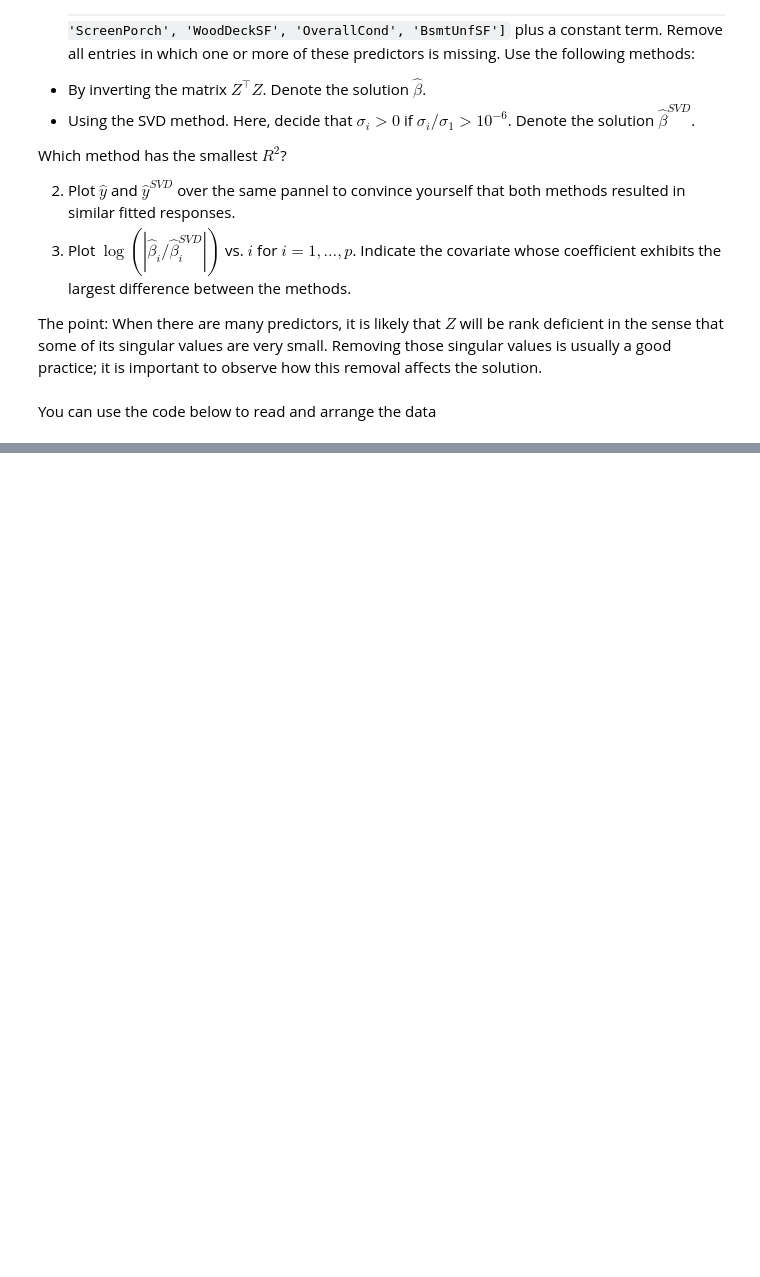
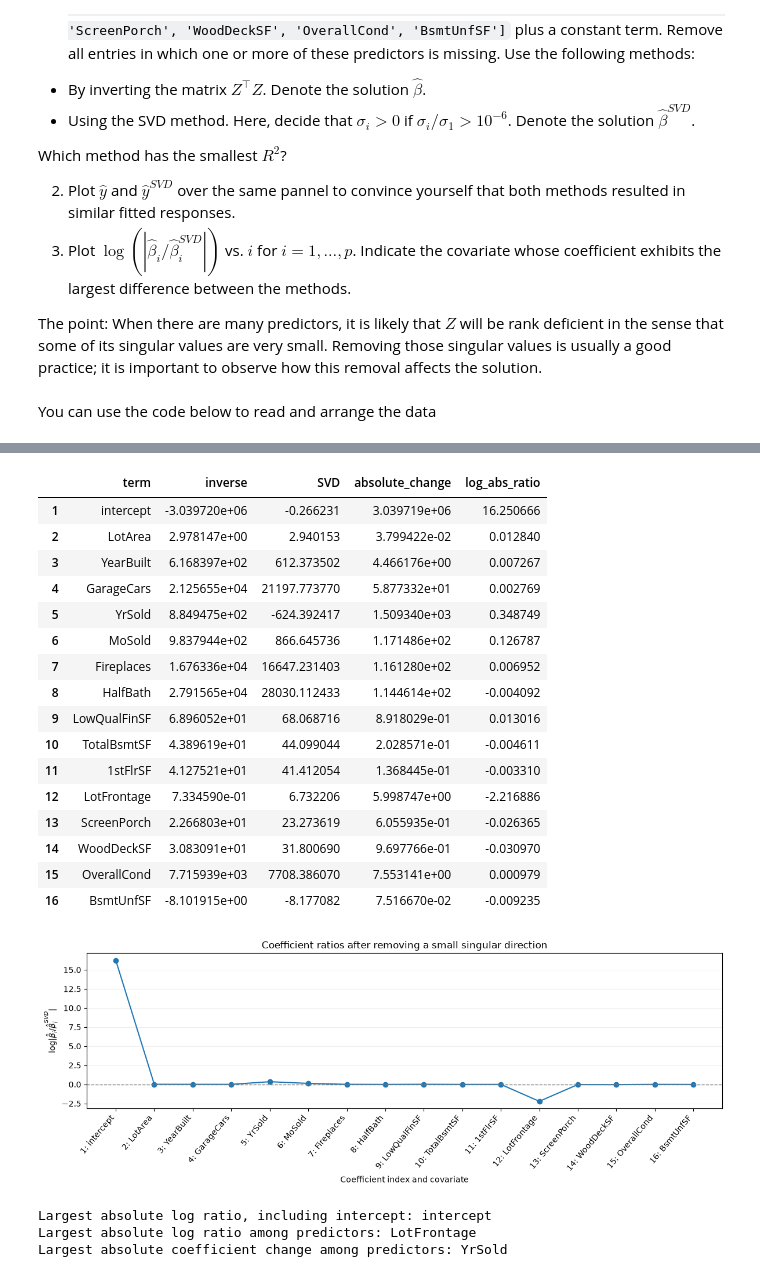
Before and after one commit to MendSe/Advanced-Statistics, a Jupyter notebook: Ex2/hw2.ipynb, the cells around one changed output, grey strips where cells are left out. Drawn from its saved outputs; the diff is of its cells as text; code cells hidden in the pictures; blank space fills up the shorter version.

Commit message:
Complete HW2 questions 4–7 and include the course housing data

```diff
--- a/Ex2/hw2.ipynb
+++ b/Ex2/hw2.ipynb
@@ -596,0 +1058,56 @@ n, p = Z.shape
+# %%
+# Avoid inventing an epsilon if a ratio is undefined.
+ratio_q7 = np.full(p_q7, np.nan)
+np.divide(beta_inverse_q7, beta_svd_q7, out=ratio_q7, where=(beta_svd_q7 != 0))
+log_ratio_q7 = np.full(p_q7, np.nan)
+np.log(np.abs(ratio_q7), out=log_ratio_q7, where=(ratio_q7 != 0) & ~np.isnan(ratio_q7))
+log_ratio_q7[(ratio_q7 == 0)] = -np.inf
+absolute_change_q7 = np.abs(beta_inverse_q7 - beta_svd_q7)
+
+comparison_q7 = pd.DataFrame({
+    'term': names_q7, 'inverse': beta_inverse_q7, 'SVD': beta_svd_q7,
+    'absolute_change': absolute_change_q7, 'log_abs_ratio': log_ratio_q7,
+}, index=np.arange(1, p_q7 + 1))
+display(comparison_q7)
+
+fig, ax = plt.subplots(figsize=(12, 4.5))
+finite_q7 = np.isfinite(log_ratio_q7)
+indices_q7 = np.arange(1, p_q7 + 1)
+ax.plot(indices_q7[finite_q7], log_ratio_q7[finite_q7], 'o-', color='tab:blue')
+ax.axhline(0, color='gray', linewidth=1, linestyle='--')
+ax.set_xticks(indices_q7, [f'{i}: {name}' for i, name in zip(indices_q7, names_q7)],
+              rotation=50, ha='right')
+ax.set(xlabel='Coefficient index and covariate', ylabel=r'$\log|\hat\beta_i/\hat\beta_i^{SVD}|$',
+       title='Coefficient ratios after removing a small singular direction')
+ax.grid(axis='y', alpha=0.2)
+fig.tight_layout()
+plt.show()
+
+print('Largest absolute log ratio, including intercept:',
+      names_q7[int(np.nanargmax(np.abs(log_ratio_q7)))])
+print('Largest absolute log ratio among predictors:',
+      names_q7[1 + int(np.nanargmax(np.abs(log_ratio_q7[1:])))])
+print('Largest absolute coefficient change among predictors:',
+      names_q7[1 + int(np.argmax(absolute_change_q7[1:]))])
+# %% [output]
+|  | term | inverse | SVD | absolute_change | log_abs_ratio |
+| 1 | intercept | -3.039720e+06 | -0.266231 | 3.039719e+06 | 16.250666 |
+| 2 | LotArea | 2.978147e+00 | 2.940153 | 3.799422e-02 | 0.012840 |
+| 3 | YearBuilt | 6.168397e+02 | 612.373502 | 4.466176e+00 | 0.007267 |
+| 4 | GarageCars | 2.125655e+04 | 21197.773770 | 5.877332e+01 | 0.002769 |
+| 5 | YrSold | 8.849475e+02 | -624.392417 | 1.509340e+03 | 0.348749 |
+| 6 | MoSold | 9.837944e+02 | 866.645736 | 1.171486e+02 | 0.126787 |
+| 7 | Fireplaces | 1.676336e+04 | 16647.231403 | 1.161280e+02 | 0.006952 |
+| 8 | HalfBath | 2.791565e+04 | 28030.112433 | 1.144614e+02 | -0.004092 |
+| 9 | LowQualFinSF | 6.896052e+01 | 68.068716 | 8.918029e-01 | 0.013016 |
+| 10 | TotalBsmtSF | 4.389619e+01 | 44.099044 | 2.028571e-01 | -0.004611 |
+| 11 | 1stFlrSF | 4.127521e+01 | 41.412054 | 1.368445e-01 | -0.003310 |
+| 12 | LotFrontage | 7.334590e-01 | 6.732206 | 5.998747e+00 | -2.216886 |
+| 13 | ScreenPorch | 2.266803e+01 | 23.273619 | 6.055935e-01 | -0.026365 |
+| 14 | WoodDeckSF | 3.083091e+01 | 31.800690 | 9.697766e-01 | -0.030970 |
+| 15 | OverallCond | 7.715939e+03 | 7708.386070 | 7.553141e+00 | 0.000979 |
+| 16 | BsmtUnfSF | -8.101915e+00 | -8.177082 | 7.516670e-02 | -0.009235 |
+[figure, added]
+Largest absolute log ratio, including intercept: intercept
+Largest absolute log ratio among predictors: LotFrontage
+Largest absolute coefficient change among predictors: YrSold
```
Also changed, not shown: parts of 24 cells of this notebook, 1 other file.
